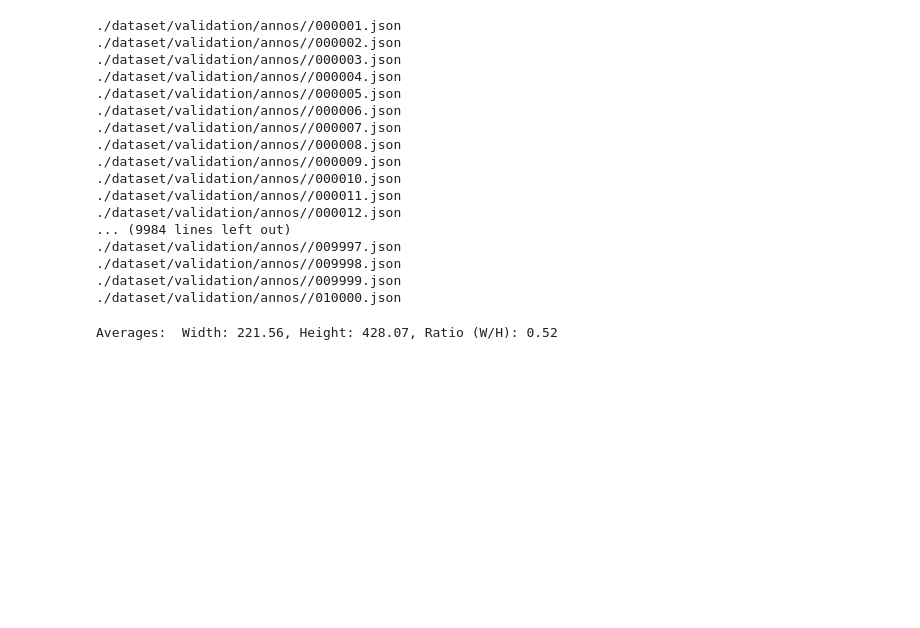
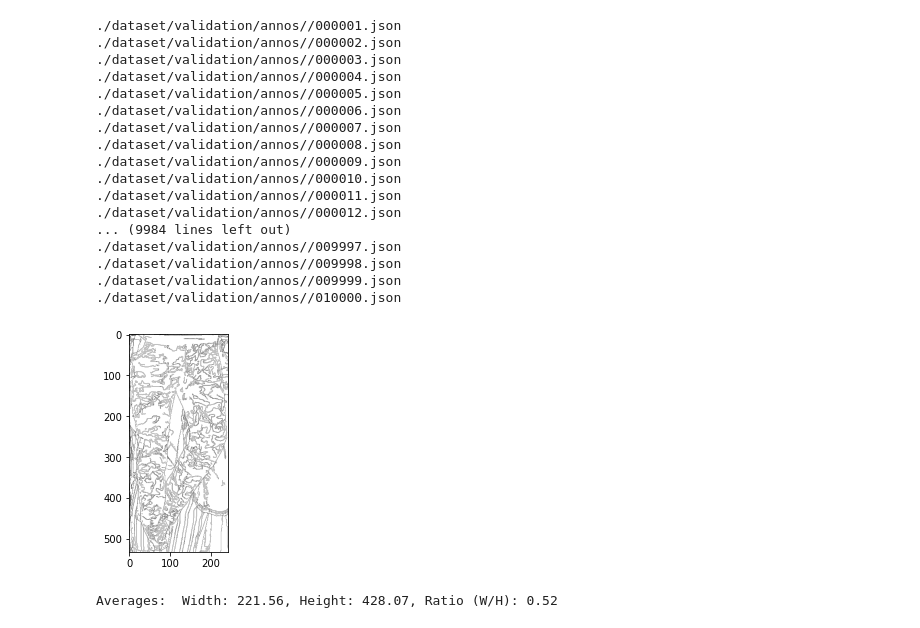
Before and after one commit to SarhadSalam/APS360_Final_Project, a Jupyter notebook: draw_bounding.ipynb, the cells around one changed output. Saved outputs shown, nothing was run; the diff lists cells and outputs as text; code cells hidden in the pictures; blank space fills up the shorter version.

Commit message:
Canny overlayed on white image

```diff
--- a/draw_bounding.ipynb
+++ b/draw_bounding.ipynb
@@ -106,34 +106,43 @@ def filter_img_segmentation(img, segmentation):
 # %%
 for matched_data_arr in req_file:
     for data in matched_data_arr:
         img = cv2.imread(input_dir_img+data["filename"]+".jpg", -1)
         img = cv2.cvtColor(img, cv2.COLOR_BGR2RGBA)
 
         # Filter the images
         img_filtered, img_white = filter_img_segmentation(img, data["segmentation"])
         img_filtered = cv2.cvtColor(img_filtered, cv2.COLOR_RGBA2BGRA)
-        img_white = cv2.cvtColor(img_white, cv2.COLOR_RGBA2BGRA)
+        img_white = cv2.cvtColor(img_white, cv2.COLOR_RGB2BGR)
 
         # Edge detection and inversion
         img_edge = cv2.Canny(img_filtered,100,200)
         img_edge = cv2.cvtColor(img_edge, cv2.COLOR_RGB2BGRA)
         img_edge[np.where((img_edge == [0,0,0,255]).all(axis=2))] = [0,0,0,0]
         img_edge[np.where((img_edge != [0,0,0,0]).all(axis=2))] = [0,0,0,255]
+
+        # Overlay canny onto white pants
+        img_edge_noalpha = cv2.Canny(img_filtered,100,200)
+        img_edge_noalpha = cv2.cvtColor(img_edge_noalpha, cv2.COLOR_RGB2BGR)
+        img_white = cv2.bitwise_xor(img_edge_noalpha, img_white)
+        img_white = cv2.cvtColor(img_white, cv2.COLOR_BGR2BGRA)
+        img_white[np.where((img_white == [0,0,0,255]).all(axis=2))] = [0,0,0,0]
 
         # Crop
         img_edge = img_edge[data["bounding_box"][1]:data["bounding_box"][3], data["bounding_box"][0]:data["bounding_box"][2]]
         img_filtered = img_filtered[data["bounding_box"][1]:data["bounding_box"][3], data["bounding_box"][0]:data["bounding_box"][2]]
         img_white = img_white[data["bounding_box"][1]:data["bounding_box"][3], data["bounding_box"][0]:data["bounding_box"][2]]
 
         # Resize image
         img_edge = cv2.resize(img_edge, dsize=(100,200))
         img_filtered = cv2.resize(img_filtered, dsize=(100,200))
         img_white = cv2.resize(img_white, dsize=(100,200))
 
         # Save
         cv2.imwrite(output_dir+data["category_name"]+"/filtered/"+data["filename"]+".png", img_filtered)
         cv2.imwrite(output_dir+data["category_name"]+"/edges/"+data["filename"]+".png", img_edge)
         cv2.imwrite(output_dir+data["category_name"]+"/whites/"+data["filename"]+".png", img_white)
+# %% [output]
+[figure, added]
 # %%
 width_avg, height_avg = 0, 0
 width_tot, height_tot = 0, 0
```
Also changed, not shown: 1 other file.
